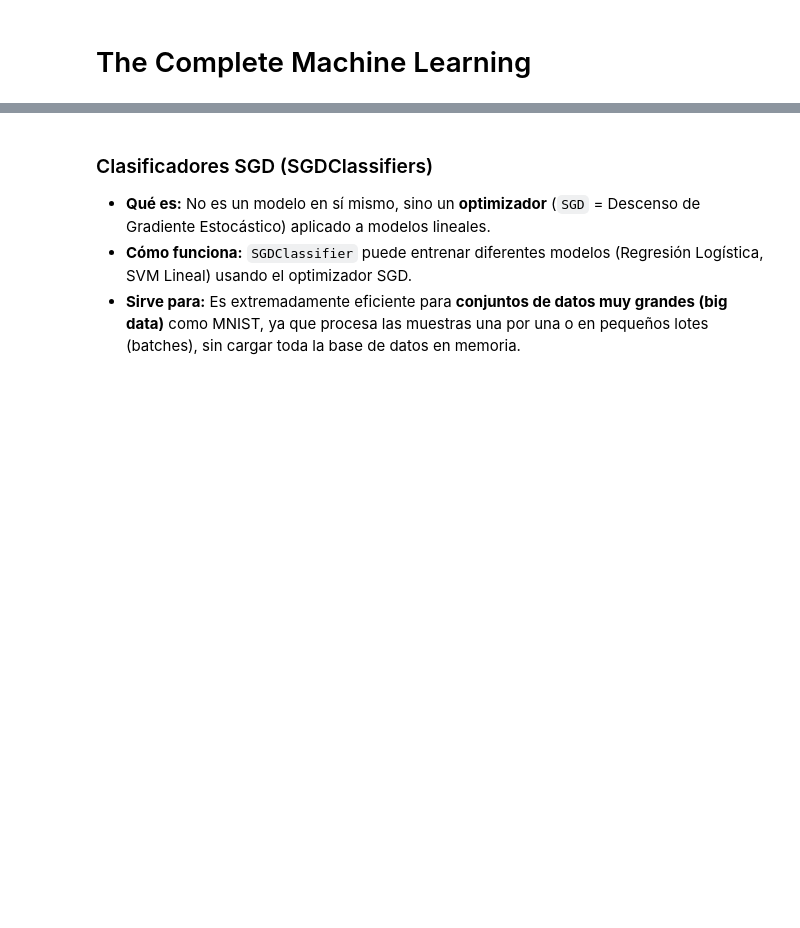
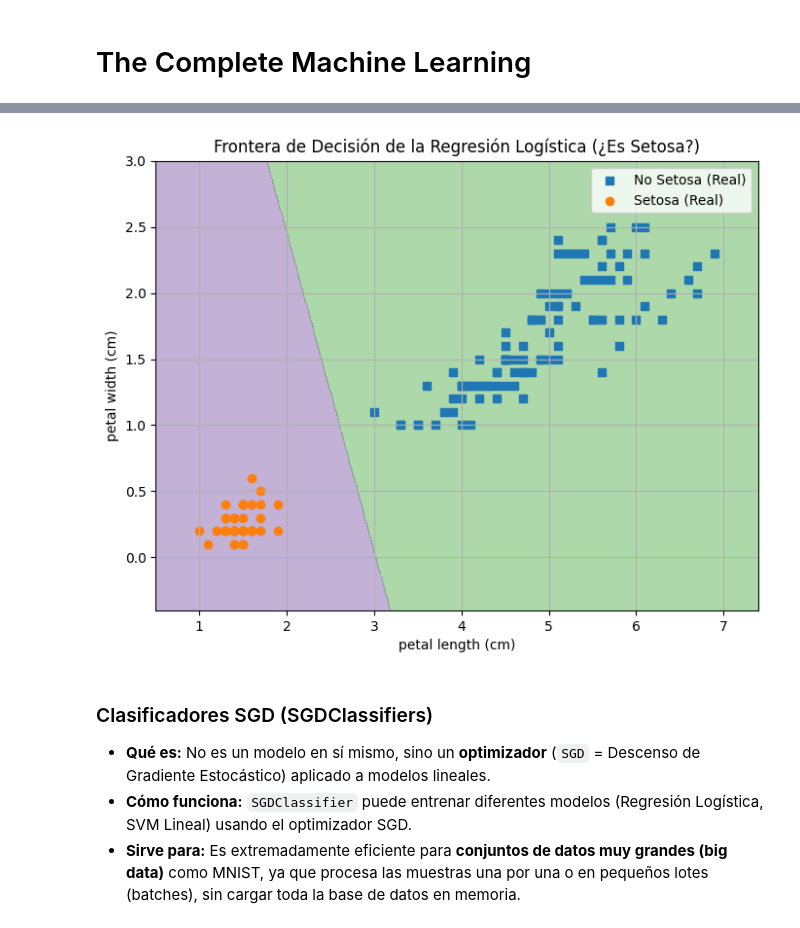
Before and after one commit to rrcorcelles/Fundamentos-Machine-Learning-Python, a Jupyter notebook: clasificacion.ipynb, the cells around one changed output, grey strips where cells are left out. Saved outputs shown, nothing was run; the diff lists cells and outputs as text; code cells hidden in the pictures; blank space fills up the shorter version.

```diff
--- a/clasificacion.ipynb
+++ b/clasificacion.ipynb
@@ -71,3 +62,49 @@ Probabilidades [Prob_NO_5, Prob_SI_5]: [[0.05814672 0.94185328]]
+# %%
+import numpy as np
+import matplotlib.pyplot as plt
+from sklearn.datasets import load_iris
+from sklearn.linear_model import LogisticRegression
+
+# 1. Cargar datos de Iris (solo las 2 características que graficamos antes)
+iris = load_iris(as_frame=False)
+X = iris.data[:, [2, 3]] # Solo longitud (índice 2) y ancho (índice 3) del pétalo
+y = iris.target
+y_setosa = (y == 0) # True si es Setosa, False si no lo es
+
+# 2. Entrenar Regresión Logística con SOLO esas 2 características
+#    (No escalamos aquí para que la gráfica sea más fácil de interpretar)
+log_reg_2d = LogisticRegression(random_state=42)
+log_reg_2d.fit(X, y_setosa)
+
+# 3. Crear una malla de puntos para visualizar la frontera de decisión
+x0, x1 = np.meshgrid(
+        np.linspace(X[:, 0].min()-0.5, X[:, 0].max()+0.5, 500).reshape(-1, 1),
+        np.linspace(X[:, 1].min()-0.5, X[:, 1].max()+0.5, 200).reshape(-1, 1),
+    )
+X_new = np.c_[x0.ravel(), x1.ravel()]
+
+# 4. Predecir la clase para cada punto de la malla
+y_predict = log_reg_2d.predict(X_new)
+
+# 5. Graficar las regiones de decisión y los puntos de datos
+plt.figure(figsize=(8, 6))
+
+# Dibujar las regiones coloreadas (azul=predice No Setosa, amarillo=predice Setosa)
+zz = y_predict.reshape(x0.shape)
+plt.contourf(x0, x1, zz, cmap=plt.cm.Paired, alpha=0.4)
+
+# Dibujar los puntos de datos originales
+plt.scatter(X[y_setosa == 0, 0], X[y_setosa == 0, 1], marker='s', label="No Setosa (Real)")
+plt.scatter(X[y_setosa == 1, 0], X[y_setosa == 1, 1], marker='o', label="Setosa (Real)")
+
+# Añadir etiquetas y título
+plt.xlabel(iris.feature_names[2])
+plt.ylabel(iris.feature_names[3])
+plt.title("Frontera de Decisión de la Regresión Logística (¿Es Setosa?)")
+plt.legend()
+plt.grid(True)
+# %% [output]
+[figure, added]
 # %% [markdown]
 
 ### Clasificadores SGD (SGDClassifiers)
```
Also changed, not shown: parts of 8 cells of this notebook.
